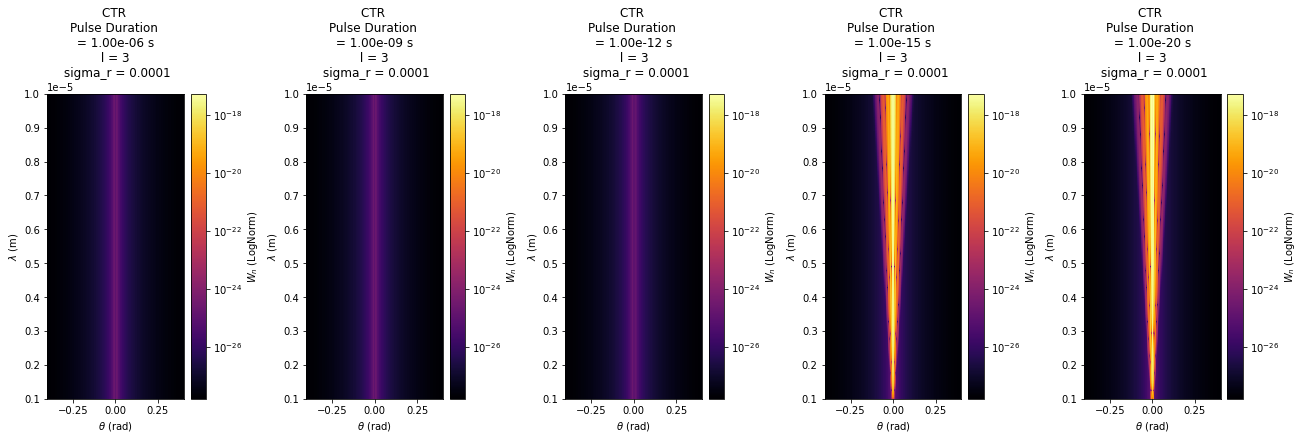
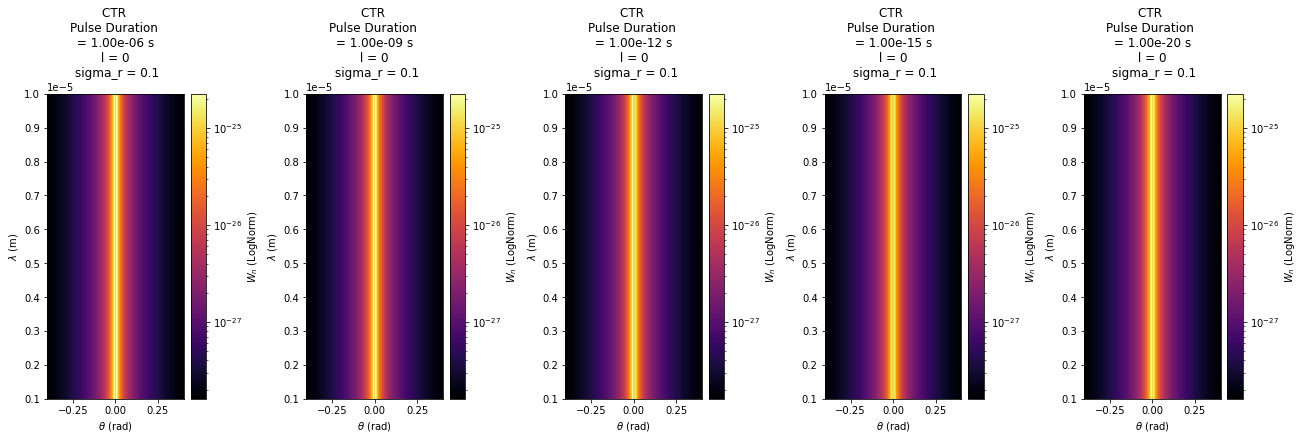
Unified diff of the notebook cell whose output changed from the first chart to the second:
--- before
+++ after
@@ -1,38 +1,40 @@
 from matplotlib.colors import LogNorm
 
-sigma_r = 100e-6
-l = 3
+sigma_r = 100e-7
+l = 1
 
-# single-electron angular factor
-A  = e**2 / (4*np.pi*eps0*c)
-W1 = A * (beta**2 * np.sin(TH)**2) / (1.0 - beta**2 * np.cos(TH)**2)**2
+for l in range(5):
+    # single-electron angular factor
+    A  = e**2 / (4*np.pi*eps0*c)
+    W1 = A * (beta**2 * np.sin(TH)**2) / (1.0 - beta**2 * np.cos(TH)**2)**2
 
-Wn_list = []
-for tau_s in taus_fwhm_s_list:  
-    F = cartesian_gaussian_form_factor(kx, ky, kz, tau_s, sigma_r, l)
-    F2 = np.abs(F)**2
-    Wn = W1 * (Ne + Ne * (Ne - 1) * F2)
-    Wn_list.append(Wn)
+    Wn_list = []
+    for tau_s in taus_fwhm_s_list:  
+        F = cartesian_gaussian_form_factor(kx, ky, kz, tau_s, sigma_r, l)
+        F2 = np.abs(F)**2
+        Wn = W1 * (Ne + Ne * (Ne - 1) * F2)
+        Wn_list.append(Wn)
 
 
-Wn_list.append(W1 * (Ne + Ne*(Ne-1)*F2))
-stack = np.stack(Wn_list, axis=0)
+    Wn_list.append(W1 * (Ne + Ne*(Ne-1)*F2))
+    stack = np.stack(Wn_list, axis=0)
 
-positive = stack[stack > 0]
-vmin = np.percentile(positive, 1) if positive.size else 1e-30
-vmax = stack.max()
+    positive = stack[stack > 0]
+    vmin = np.percentile(positive, 1) if positive.size else 1e-30
+    vmax = stack.max()
 
 
 #PLOTTING
-fig, axes = plt.subplots(1, len(taus_fwhm_s_list), figsize=(18,6), constrained_layout=True)
-for ax, Wn, tau_s in zip(axes, Wn_list, taus_fwhm_s_list):
-    im = ax.pcolormesh(th, lam, np.maximum(Wn.T, vmin), shading='nearest', cmap='inferno', norm=LogNorm(vmin=vmin, vmax=vmax))
-    ax.set_title(f'CTR \nPulse Duration \n = {tau_s:.2e} s \n l = {l} \n sigma_r = {sigma_r}')
-    ax.set_xlabel(r'$\theta$ (rad)')
-    ax.set_ylabel(r'$\lambda$ (m)')
-    ax.set_ylim(lam.min(), lam.max())
-    cb = plt.colorbar(im, ax=ax)
-    cb.set_label(r'$W_n$ (LogNorm)')
-plt.show()
+
+    fig, axes = plt.subplots(1, len(taus_fwhm_s_list), figsize=(18,6), constrained_layout=True)
+    for ax, Wn, tau_s in zip(axes, Wn_list, taus_fwhm_s_list):
+            im = ax.pcolormesh(th, lam, np.maximum(Wn.T, vmin), shading='nearest', cmap='inferno', norm=LogNorm(vmin=vmin, vmax=vmax))
+            ax.set_title(f'CTR \nPulse Duration \n = {tau_s:.2e} s \n l = {l} \n sigma_r = {sigma_r}')
+            ax.set_xlabel(r'$\theta$ (rad)')
+            ax.set_ylabel(r'$\lambda$ (m)')
+            ax.set_ylim(lam.min(), lam.max())
+            cb = plt.colorbar(im, ax=ax)
+            cb.set_label(r'$W_n$ (LogNorm)')
+    plt.show()
 
 print(np.array(Wn_list).shape)

Commit: adding with proper plots